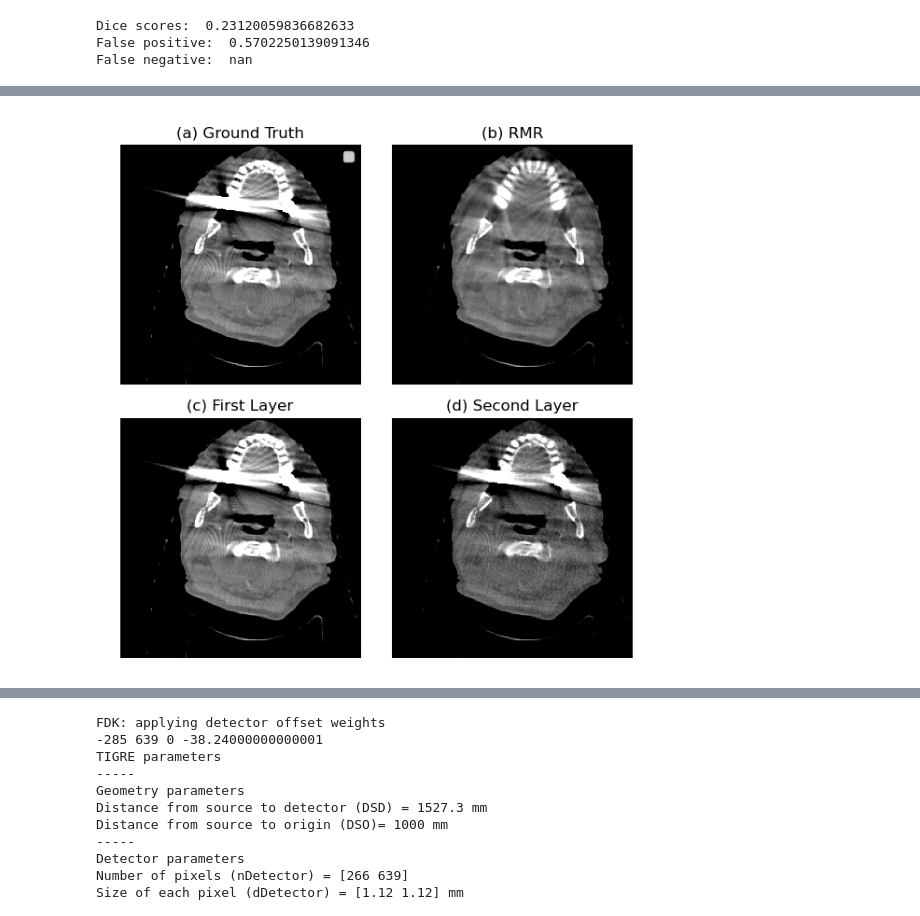
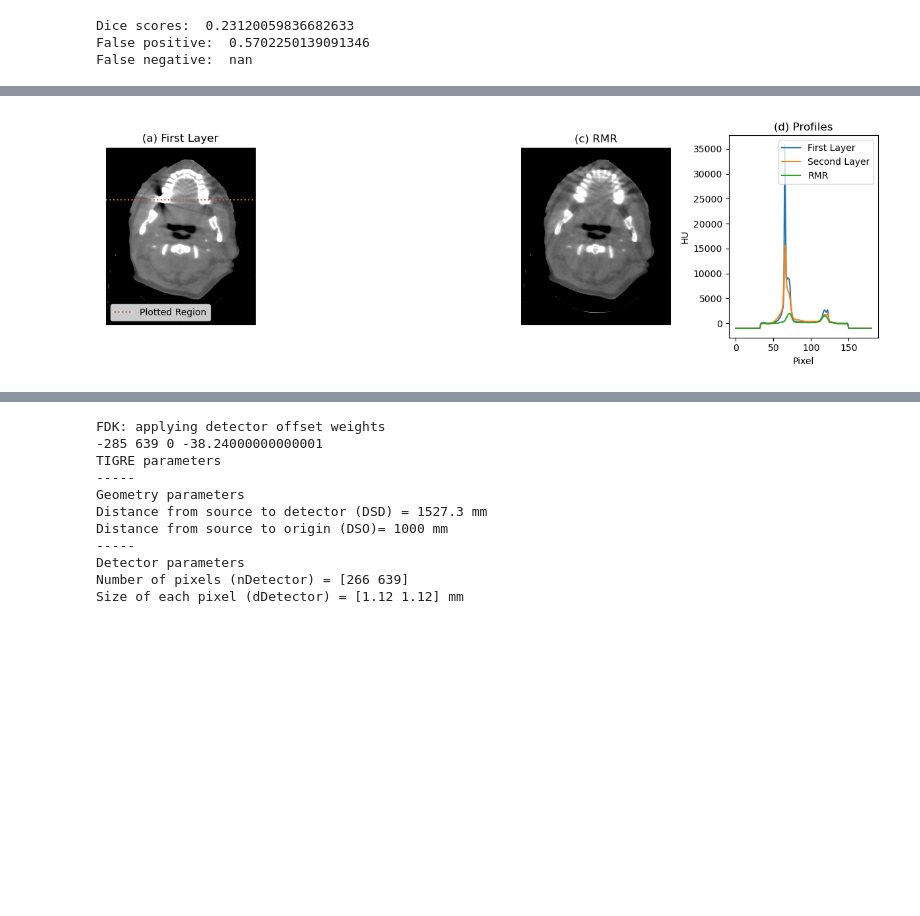
Before and after one commit to jerichooconnell/work-dfci, a Jupyter notebook: 3-jupyter_notebooks_paper/1-initial_CNS_and_MAR_pelvis/mar_matt_noml_aapm_clinical.ipynb, the cells around one changed output, grey strips where cells are left out. Saved outputs shown, nothing was run; the diff lists cells and outputs as text; code cells hidden in the pictures; blank space fills up the shorter version.

```diff
--- a/3-jupyter_notebooks_paper/1-initial_CNS_and_MAR_pelvis/mar_matt_noml_aapm_clinical.ipynb
+++ b/3-jupyter_notebooks_paper/1-initial_CNS_and_MAR_pelvis/mar_matt_noml_aapm_clinical.ipynb
@@ -664,13 +681,13 @@ geo = tigre.geometry_default()
 # %%
 # dtype=[('DSD', 'O'), ('DSO', 'O'), ('nDetector', 'O'), ('dDetector', 'O'), ('sDetector', 'O'), ('nVoxel', 'O'), ('dVoxel', 'O'), ('sVoxel', 'O'), ('offOrigin', 'O'), ('offDetector', 'O')])
 
-geo.DSD = first_layer_dental_inplants_header[0][0][0][0].squeeze()
-geo.DSO = first_layer_dental_inplants_header[0][0][1][0].squeeze()
-geo.nDetector = np.array([200,353]).squeeze()
+geo.DSD = first_layer_dental_inplants_header[0][0][0][0].squeeze() #[-1::-1]
+geo.DSO = first_layer_dental_inplants_header[0][0][1][0].squeeze() #[-1::-1]
+geo.nDetector = np.array([266,353]).squeeze()
 geo.dDetector = first_layer_dental_inplants_header[0][0][3].squeeze()
 geo.sDetector = geo.dDetector*geo.nDetector
 geo.nVoxel = first_layer_dental_inplants_header[0][0][5].squeeze()[-1::-1]
 geo.dVoxel = first_layer_dental_inplants_header[0][0][6].squeeze()[-1::-1]
 geo.sVoxel = first_layer_dental_inplants_header[0][0][7].squeeze()[-1::-1]
-geo.offOrigin = first_layer_dental_inplants_header[0][0][8].squeeze()
-geo.offDetector = first_layer_dental_inplants_header[0][0][9].squeeze()
+geo.offOrigin = first_layer_dental_inplants_header[0][0][8].squeeze()[-1::-1]
+geo.offDetector = first_layer_dental_inplants_header[0][0][9].squeeze()[-1::-1]
@@ -683,0 +721,2 @@ img_first = tigre.algorithms.fdk(np.fliplr(first_layer_dental_inplants_proj.tran
+# %%
+img_first = tigre.algorithms.mlem(np.fliplr(first_layer_dental_inplants_proj.transpose(0,2,1)),geo,angles,niter=50)#,filter='hamming')#,dowang=False)
@@ -684,10 +726,10 @@ img_first = tigre.algorithms.fdk(np.fliplr(first_layer_dental_inplants_proj.tran
 # %%
 
-img_second = tigre.algorithms.fdk(np.fliplr(secon_layer_dental_inplants_proj.transpose(0,2,1)),geo,angles)
+img_second = tigre.algorithms.fdk(np.fliplr(secon_layer_dental_inplants_proj.transpose(0,2,1)),geo,angles,filter='hamming')#,dowang=False
 img_LI = tigre.algorithms.fdk(np.fliplr(np.array(images_LI).transpose(0,2,1)),geo,angles)
-img_gt = tigre.algorithms.fdk(np.fliplr(first_layer_dental_inplants_proj.transpose(0,2,1)),geo,angles)
+img_gt = tigre.algorithms.fdk(np.fliplr(first_layer_dental_inplants_proj.transpose(0,2,1)),geo,angles,filter='hamming')
 # img_combined = tigre.algorithms.fdk(np.array(images_LI).transpose([0,2,1]),geo,angles,dowang=True)
 # %%
-img_tr = tigre.algorithms.fdk(np.fliplr(np.array(images_LI_tr).transpose(0,2,1)),geo,angles)
+img_tr = tigre.algorithms.mlem(np.fliplr(np.array(images_LI_tr).transpose(0,2,1))/2,geo,angles,niter=50)#filter='hamming')
 # img_wtr = tigre.algorithms.fdk(np.array(images_LI_wtr).transpose([0,2,1]),geo,angles,dowang=True)
 # img_LI_second = tigre.algorithms.fdk(np.array(images_LI_second).transpose([0,2,1]),geo,angles,dowang=True)
@@ -708,15 +768,19 @@ def mask_center(image, radius):
 
     return image
 
+
+uplim = 470
+lowlim= 70
+
 # # crop the image from 512 to 416
-# img = img[:,48:464, 48:464]
+# img = img[:,lowlim:uplim, lowlim:uplim]
 # # Test the function
 # image = np.ones((100, 100))
-radius = 416//2
+radius = 340//2
 # for im in img:
 #     im = mask_center(im, radius)
 
-img_LI0 = img_LI[:,48:464, 48:464].copy()
+img_LI0 = img_LI[:,lowlim:uplim, lowlim:uplim].copy()
 for im in img_LI0:
     im = mask_center(im, radius)
 
@@ -725,23 +789,23 @@ img_LI0[img_LI0 < 0.01] = 0
 
 # do the same for the first and second layers
 
-img_first0 = img_first[:,48:464, 48:464].copy()
+img_first0 = img_first[:,lowlim-35:uplim, lowlim:uplim].copy()
 for im in img_first0:
     im = mask_center(im, radius)
 
-img_second0 = img_second[:,48:464, 48:464].copy()
+img_second0 = img_second[:,lowlim-35:uplim, lowlim:uplim].copy()
 for im in img_second0:
     im = mask_center(im, radius)
 
-img_gt0 = img_gt[:,48:464, 48:464].copy()
+img_gt0 = img_gt[:,lowlim-35:uplim, lowlim:uplim].copy()
 for im in img_gt0:
     im = mask_center(im, radius)
 
-img_tr0 = img_tr[:,48:464, 48:464].copy()
+img_tr0 = img_tr[:,lowlim-35:uplim, lowlim:uplim].copy()
 for im in img_tr0:
     im = mask_center(im, radius)
 
-# img_one0 = img_one[:,48:464, 48:464].copy()
+# img_one0 = img_one[:,48:uplim, 48:uplim].copy()
 # for im in img_one0:
 #     im = mask_center(im, radius)
 
@@ -767,34 +831,42 @@ img_LI0 = (img_LI0 - air)/(water - air)*1000 - 1000
 img_first0 = (img_first0 - air)/(water - air)*1000 - 1000
 img_second0 = (img_second0 - air)/(water - air)*1000    - 1000
 img_gt0 = (img_gt0 - air)/(water - air)*1000 - 1000
-img_tr0 = (img_tr0 - air)/(water*2 - air)*1000 - 1000
+img_tr0 = (img_tr0 - air)/(water - air)*1000 - 1000
 # img_wtr0 = (img_wtr0 - air)/(water - air)*1000 - 1000
 # img_LI_second0 = (img_LI_second0 - air)/(water - air)*1000 - 1000
 
-im_num = 58
+zlow,zhigh = 400,800
+im_num = 84
 
-plt.figure(figsize=(6,6))
-plt.subplot(2,2,3)
-plt.imshow(img_first0[im_num],vmin=-400,vmax=800,cmap='gray')
-plt.title('(c) First Layer')
+plt.figure(figsize=(12,4))
+plt.subplot(1,4,1)
+plt.imshow(img_first0[im_num],vmin=-zlow,vmax=zhigh,cmap='gray')
+plt.axhline(y=63, color='indianred', linestyle=':',label='Plotted Region')
+plt.legend(loc=3)
+plt.title('(a) First Layer')
 plt.axis('off')
-plt.subplot(2,2,4)
-plt.imshow(img_second0[im_num],vmin=-400,vmax=800,cmap='gray')
-plt.title('(d) Second Layer')
-plt.axis('off')
+# plt.subplot(1,4,2)
+# plt.imshow(img_second0[im_num],vmin=-zlow,vmax=zhigh,cmap='gray')
+# plt.title('(b) Second Layer')
+# plt.axis('off')
 # plt.subplot(3,2,3)
 # plt.imshow(img_LI0[62],vmin=-400,vmax=400,cmap='gray')
 # plt.title('Biharmonic Inpainting')
 # plt.axis('off')
-plt.subplot(221)
-plt.imshow(img_gt0[im_num],vmin=-400,vmax=800,cmap='gray')
-plt.title('(a) Ground Truth')
+plt.subplot(144)
+# plt.imshow(img_gt0[im_num],vmin=-zlow,vmax=zhigh,cmap='gray')
+plt.title('(d) Profiles')
+plt.plot(img_first0[im_num,63,:],label='First Layer')
+plt.plot(img_second0[im_num,63,:],label='Second Layer')
+plt.plot(img_tr0[im_num,63,:],label='RMR')
+plt.xlabel('Pixel')
+plt.ylabel('HU')
+plt.legend()
 # plt.axhline(y=245, color='indianred', linestyle=':',label='Plotted Region')
-plt.axis('off')
-plt.legend()
-plt.subplot(222)
-plt.imshow(img_tr0[im_num],vmin=-400,vmax=800,cmap='gray')
-plt.title('(b) RMR')
+# plt.axis('off')
+plt.subplot(143)
+plt.imshow(img_tr0[im_num],vmin=-zlow,vmax=zhigh,cmap='gray')
+plt.title('(c) RMR')
 plt.axis('off')
 # plt.subplot(3,2,6)
 # plt.imshow(img_LI_second0[62],vmin=-400,vmax=400,cmap='gray')
@@ -802,5 +874,5 @@ plt.axis('off')
 # plt.axis('off')
 
 plt.tight_layout()
-# plt.savefig('RMR_vs_GT.png',dpi=300)
+plt.savefig('RMR_vs_GT_clinical_updated.png',dpi=300)
 # %% [output]
@@ -808 +879 @@ No artists with labels found to put in legend.  Note that artists whose label st
-[figure, old version]
+[figure, new version]
```
Also changed, not shown: parts of 27 cells of this notebook, 6 other files.
